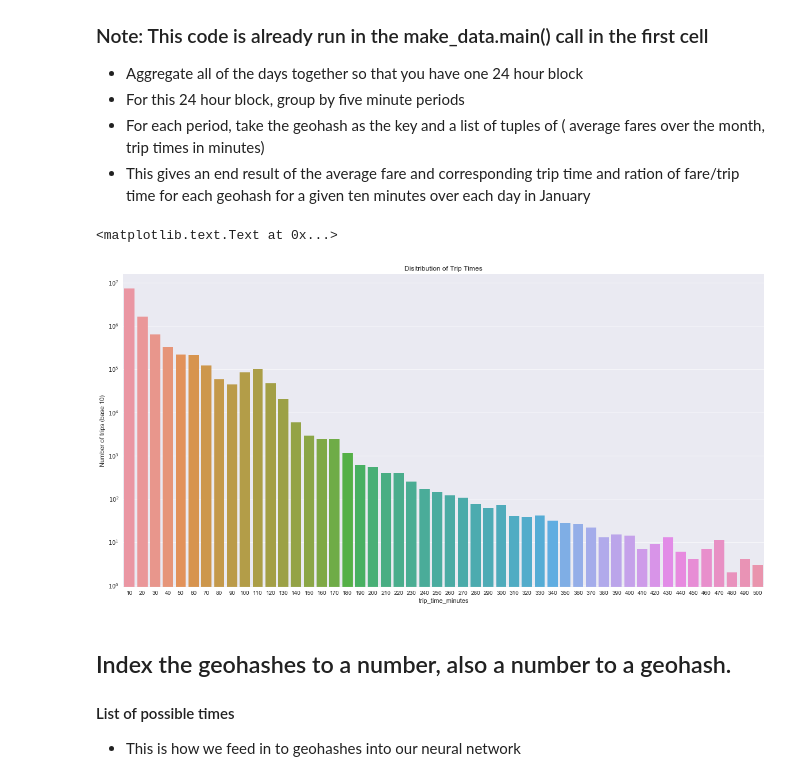
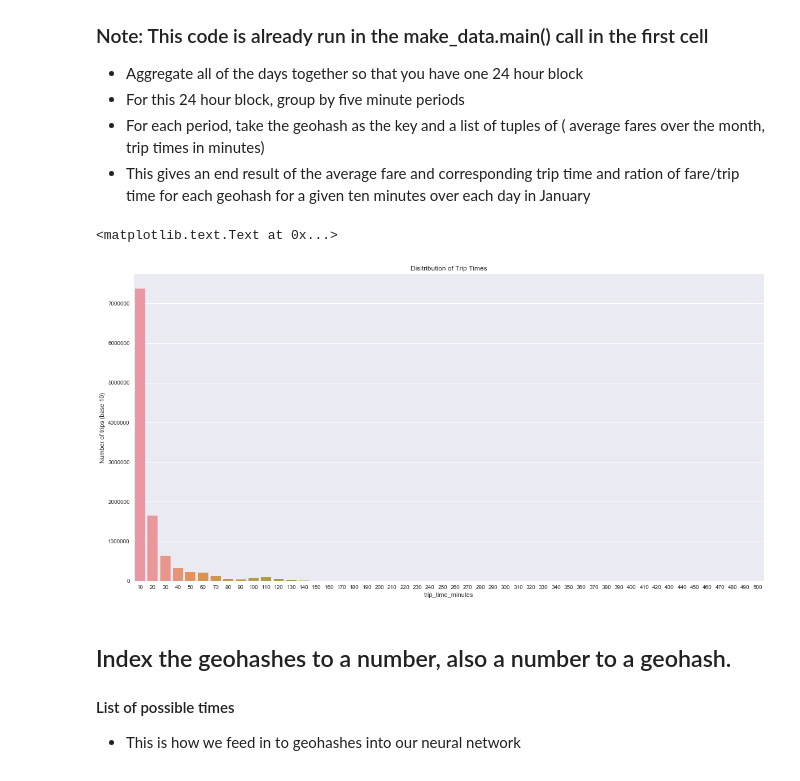
Before and after one commit to jonhilgart22/UNH-projects, a Jupyter notebook: deep_learning/notebooks/NYC_Maximize_Taxi_Cab_Fare_With_Reinforcement_Learning.ipynb, the cells around one changed output. Cells and saved outputs as stored; diff of their text form; code cells hidden in the pictures.

```diff
--- a/deep_learning/notebooks/NYC_Maximize_Taxi_Cab_Fare_With_Reinforcement_Learning.ipynb
+++ b/deep_learning/notebooks/NYC_Maximize_Taxi_Cab_Fare_With_Reinforcement_Learning.ipynb
@@ -94,6 +98,8 @@ final_data_structure[110]['Zct8R']
  (16.139272727272726, 20, 0.806963636323288),
  (15.666702127659565, 20, 0.7833351063438115),
  (16.088295454545438, 20, 0.8044147726870512)]
+# %%
+taxi_yellowcab_df = taxi_yellowcab_df.drop('geohas_dropoff', axis=1)
 # %%
 # the data
 taxi_yellowcab_df.head(10)
@@ -188,13 +207,13 @@ trip_minutes_grouped = taxi_yellowcab_df.groupby('trip_time_minutes').count()
 # %%
 plt.figure(figsize=(20,10))
 grid = sns.barplot(x = trip_minutes_grouped['VendorID'].reset_index()['trip_time_minutes'][:50],
             y= trip_minutes_grouped['VendorID'].reset_index()['VendorID'][:50])
-grid.set( yscale="log")
+#grid.set( yscale="log")
 plt.ylabel('Number of trips (base 10)')
 plt.title('Disitribution of Trip Times')
 # %% [output]
 <matplotlib.text.Text at 0x...>
-[figure, old version]
+[figure, new version]
 # %% [markdown]
 ## Index the geohashes to a number, also a number to a geohash.
 #### List of possible times
```
Also changed, not shown: parts of 34 cells of this notebook, 10 other files.
